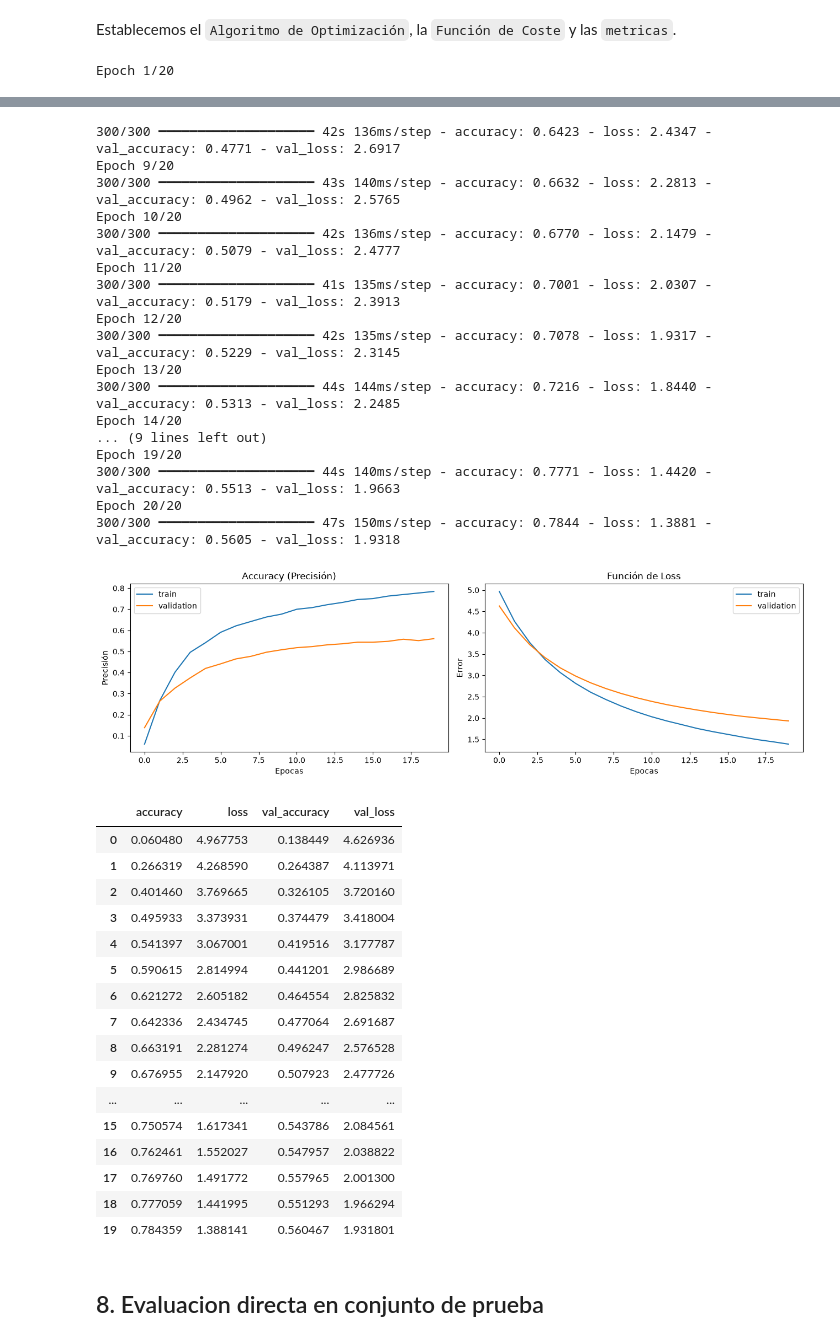
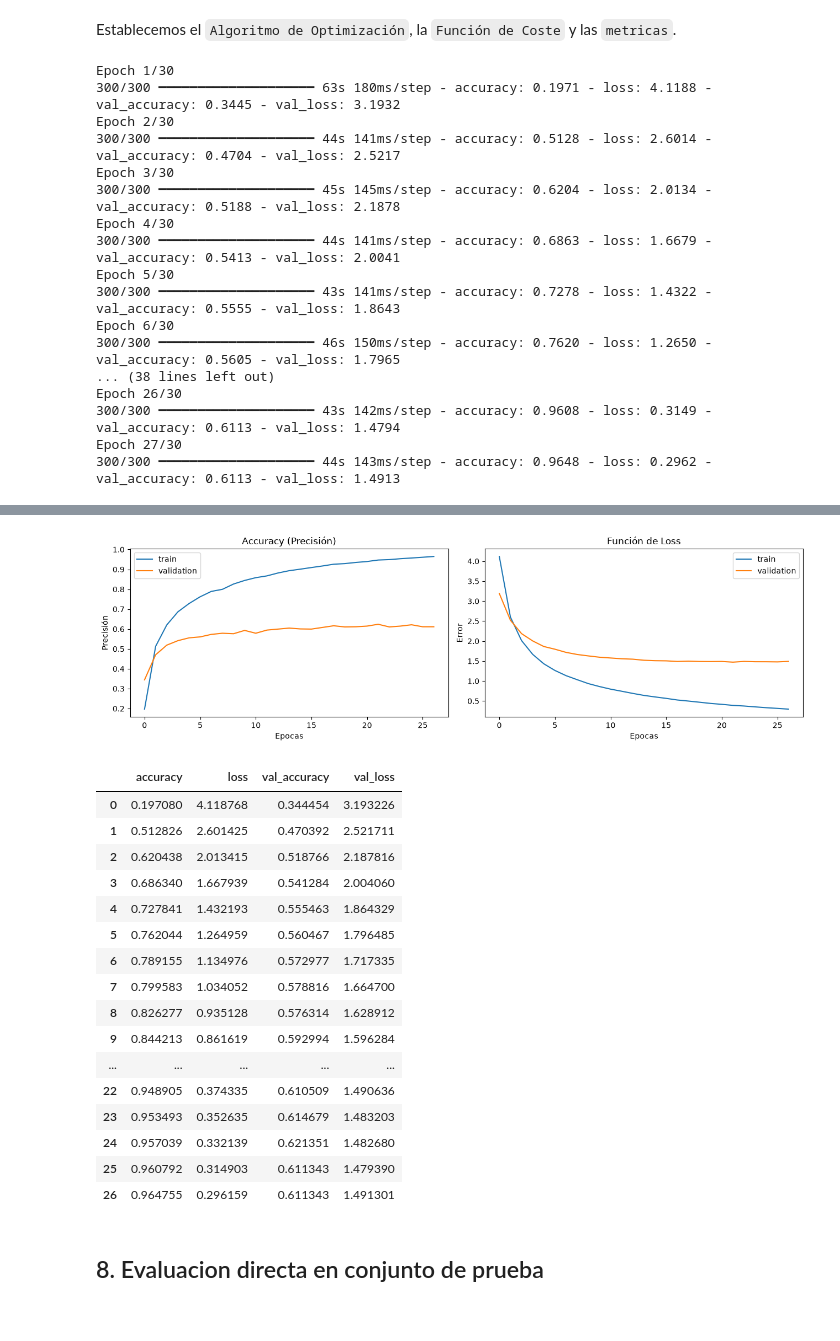
Before and after one commit to Rochaxx29/tp3-cnn, a Jupyter notebook: Modelos/Xception.ipynb, the cells around one changed output, grey strips where cells are left out. Saved outputs shown, nothing was run; the diff lists cells and outputs as text; code cells hidden in the pictures.

```diff
--- a/Modelos/Xception.ipynb
+++ b/Modelos/Xception.ipynb
@@ -21,9 +21,9 @@ from tensorflow.keras.optimizers import Adam
 
 DATASET_NAME = "caltech_birds2011"
 BATCH_SIZE = 16
-EPOCHS = 5
-LEARNING_RATE = 1e-4
-DROPOUT_RATE = 0.20
+EPOCHS = 30
+LEARNING_RATE = 5e-4
+DROPOUT_RATE = 0.30
 
 
 random.seed(42)
@@ -270,7 +262,7 @@ Model: "Xception"
 Establecemos el `Algoritmo de Optimización`, la `Función de Coste` y las `metricas`.
 # %%
 model.compile(
-    optimizer=Adam(learning_rate=1e-4),
+    optimizer=Adam(learning_rate=5e-4),
     loss="sparse_categorical_crossentropy",
     metrics=["accuracy"],
 )
@@ -283,7 +275,7 @@ callbacks = [
 history = model.fit(
     train_ds,
     validation_data=val_ds,
-    epochs=20,
+    epochs=30,
     callbacks=callbacks,
     verbose=1,
 )
@@ -291,4 +283,20 @@ history = model.fit(
 history_df = plot_training_history(history)
 display(history_df)
 # %% [output]
-Epoch 1/20
+Epoch 1/30
+300/300 ━━━━━━━━━━━━━━━━━━━━ 63s 180ms/step - accuracy: 0.1971 - loss: 4.1188 - val_accuracy: 0.3445 - val_loss: 3.1932
+Epoch 2/30
+300/300 ━━━━━━━━━━━━━━━━━━━━ 44s 141ms/step - accuracy: 0.5128 - loss: 2.6014 - val_accuracy: 0.4704 - val_loss: 2.5217
+Epoch 3/30
+300/300 ━━━━━━━━━━━━━━━━━━━━ 45s 145ms/step - accuracy: 0.6204 - loss: 2.0134 - val_accuracy: 0.5188 - val_loss: 2.1878
+Epoch 4/30
+300/300 ━━━━━━━━━━━━━━━━━━━━ 44s 141ms/step - accuracy: 0.6863 - loss: 1.6679 - val_accuracy: 0.5413 - val_loss: 2.0041
+Epoch 5/30
+300/300 ━━━━━━━━━━━━━━━━━━━━ 43s 141ms/step - accuracy: 0.7278 - loss: 1.4322 - val_accuracy: 0.5555 - val_loss: 1.8643
+Epoch 6/30
+300/300 ━━━━━━━━━━━━━━━━━━━━ 46s 150ms/step - accuracy: 0.7620 - loss: 1.2650 - val_accuracy: 0.5605 - val_loss: 1.7965
+... (38 lines left out)
+Epoch 26/30
+300/300 ━━━━━━━━━━━━━━━━━━━━ 43s 142ms/step - accuracy: 0.9608 - loss: 0.3149 - val_accuracy: 0.6113 - val_loss: 1.4794
+Epoch 27/30
+300/300 ━━━━━━━━━━━━━━━━━━━━ 44s 143ms/step - accuracy: 0.9648 - loss: 0.2962 - val_accuracy: 0.6113 - val_loss: 1.4913
@@ -364,38 +303,21 @@ Epoch 8/20
-300/300 ━━━━━━━━━━━━━━━━━━━━ 42s 136ms/step - accuracy: 0.6423 - loss: 2.4347 - val_accuracy: 0.4771 - val_loss: 2.6917
-Epoch 9/20
-300/300 ━━━━━━━━━━━━━━━━━━━━ 43s 140ms/step - accuracy: 0.6632 - loss: 2.2813 - val_accuracy: 0.4962 - val_loss: 2.5765
-Epoch 10/20
-300/300 ━━━━━━━━━━━━━━━━━━━━ 42s 136ms/step - accuracy: 0.6770 - loss: 2.1479 - val_accuracy: 0.5079 - val_loss: 2.4777
-Epoch 11/20
-300/300 ━━━━━━━━━━━━━━━━━━━━ 41s 135ms/step - accuracy: 0.7001 - loss: 2.0307 - val_accuracy: 0.5179 - val_loss: 2.3913
-Epoch 12/20
-300/300 ━━━━━━━━━━━━━━━━━━━━ 42s 135ms/step - accuracy: 0.7078 - loss: 1.9317 - val_accuracy: 0.5229 - val_loss: 2.3145
-Epoch 13/20
-300/300 ━━━━━━━━━━━━━━━━━━━━ 44s 144ms/step - accuracy: 0.7216 - loss: 1.8440 - val_accuracy: 0.5313 - val_loss: 2.2485
-Epoch 14/20
-... (9 lines left out)
-Epoch 19/20
-300/300 ━━━━━━━━━━━━━━━━━━━━ 44s 140ms/step - accuracy: 0.7771 - loss: 1.4420 - val_accuracy: 0.5513 - val_loss: 1.9663
-Epoch 20/20
-300/300 ━━━━━━━━━━━━━━━━━━━━ 47s 150ms/step - accuracy: 0.7844 - loss: 1.3881 - val_accuracy: 0.5605 - val_loss: 1.9318
-[figure, old version]
+[figure, new version]
 |  | accuracy | loss | val_accuracy | val_loss |
-| 0 | 0.060480 | 4.967753 | 0.138449 | 4.626936 |
-| 1 | 0.266319 | 4.268590 | 0.264387 | 4.113971 |
-| 2 | 0.401460 | 3.769665 | 0.326105 | 3.720160 |
-| 3 | 0.495933 | 3.373931 | 0.374479 | 3.418004 |
-| 4 | 0.541397 | 3.067001 | 0.419516 | 3.177787 |
-| 5 | 0.590615 | 2.814994 | 0.441201 | 2.986689 |
-| 6 | 0.621272 | 2.605182 | 0.464554 | 2.825832 |
-| 7 | 0.642336 | 2.434745 | 0.477064 | 2.691687 |
-| 8 | 0.663191 | 2.281274 | 0.496247 | 2.576528 |
-| 9 | 0.676955 | 2.147920 | 0.507923 | 2.477726 |
+| 0 | 0.197080 | 4.118768 | 0.344454 | 3.193226 |
+| 1 | 0.512826 | 2.601425 | 0.470392 | 2.521711 |
+| 2 | 0.620438 | 2.013415 | 0.518766 | 2.187816 |
+| 3 | 0.686340 | 1.667939 | 0.541284 | 2.004060 |
+| 4 | 0.727841 | 1.432193 | 0.555463 | 1.864329 |
+| 5 | 0.762044 | 1.264959 | 0.560467 | 1.796485 |
+| 6 | 0.789155 | 1.134976 | 0.572977 | 1.717335 |
+| 7 | 0.799583 | 1.034052 | 0.578816 | 1.664700 |
+| 8 | 0.826277 | 0.935128 | 0.576314 | 1.628912 |
+| 9 | 0.844213 | 0.861619 | 0.592994 | 1.596284 |
 | ... | ... | ... | ... | ... |
-| 15 | 0.750574 | 1.617341 | 0.543786 | 2.084561 |
-| 16 | 0.762461 | 1.552027 | 0.547957 | 2.038822 |
-| 17 | 0.769760 | 1.491772 | 0.557965 | 2.001300 |
-| 18 | 0.777059 | 1.441995 | 0.551293 | 1.966294 |
-| 19 | 0.784359 | 1.388141 | 0.560467 | 1.931801 |
+| 22 | 0.948905 | 0.374335 | 0.610509 | 1.490636 |
+| 23 | 0.953493 | 0.352635 | 0.614679 | 1.483203 |
+| 24 | 0.957039 | 0.332139 | 0.621351 | 1.482680 |
+| 25 | 0.960792 | 0.314903 | 0.611343 | 1.479390 |
+| 26 | 0.964755 | 0.296159 | 0.611343 | 1.491301 |
 # %% [markdown]
 ## 8. Evaluacion directa en conjunto de prueba
 # %%
```
Also changed, not shown: parts of 10 cells of this notebook, 7 other files.
